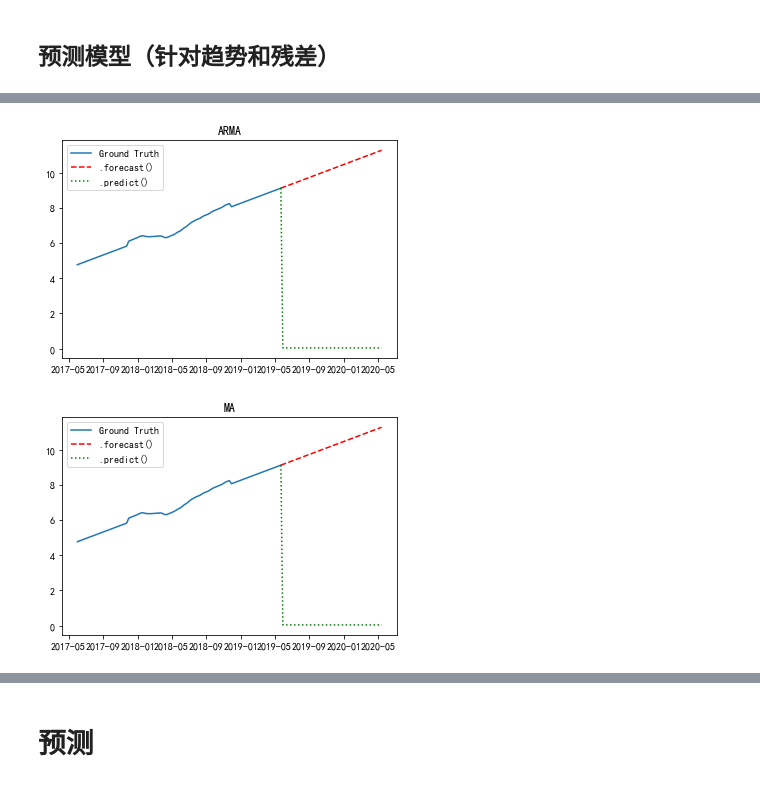
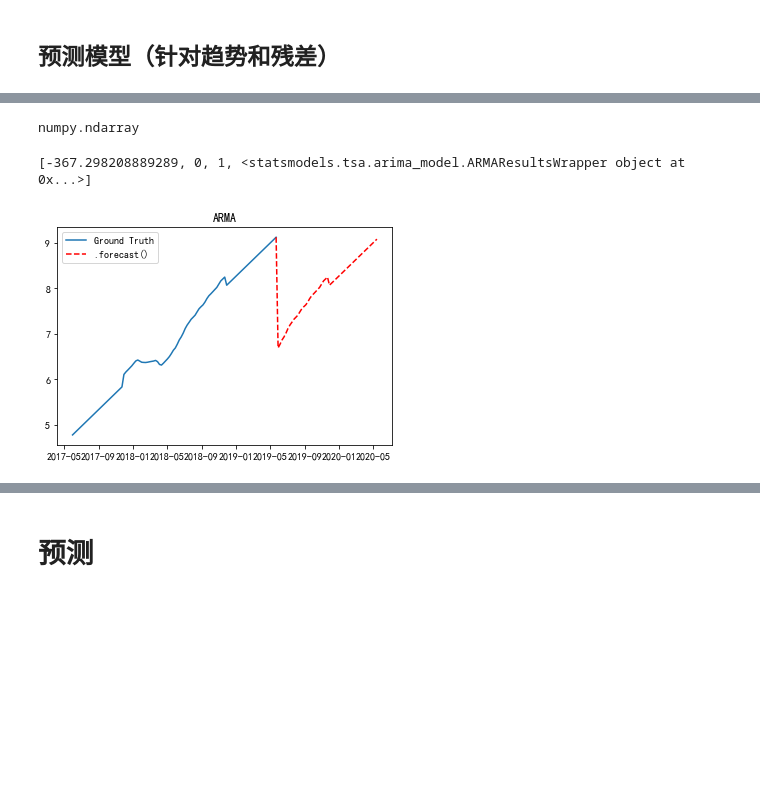
Before and after one commit to Perilla000leaves/Analytics_Vidhya, a Jupyter notebook: Articles/Time_Series_Analysis/Time_Series_Load.ipynb, the cells around one changed output, grey strips where cells are left out. Saved outputs shown, nothing was run; the diff lists cells and outputs as text; code cells hidden in the pictures; blank space fills up the shorter version.

```diff
--- a/Articles/Time_Series_Analysis/Time_Series_Load.ipynb
+++ b/Articles/Time_Series_Analysis/Time_Series_Load.ipynb
@@ -17,10 +17,11 @@ import statsmodels.api as sm
 from sklearn.metrics import mean_squared_error
 import matplotlib.pylab as plt
 import seaborn as sea
+from sklearn.linear_model import LassoCV, RidgeCV, LinearRegression
 
 %matplotlib inline
 from matplotlib.pylab import rcParams
-rcParams['figure.figsize'] = 15, 6
+rcParams['figure.figsize'] = 20, 8
 rcParams['font.sans-serif']=['SimHei']
 rcParams['axes.unicode_minus'] = False
 warnings.filterwarnings(action='once')
@@ -512,17 +536,35 @@ def compare_ARIMA_modes(series,order):
         series_f = series_f.append(pd.Series(yhat_f[-t],index=[series_f.index[-1]+timedelta(days=7)]))
     return {'Predictions forecast': series_f[series.index[-1]:series_f.index[-1]],
             'Predictions predict': series_p[series.index[-1]:series_p.index[-1]]}
+# %%
+#样本外预测
+def LinearRegression_modes(series):
+    history = [x for x in series]
+    series_p = series
+    #lr = LassoCV(cv=tscv)
+    lr = LinearRegression(normalize= "l1")
+    #可以尝试随机森林的效果，也不错。也可以做多模型结果融合，请自己尝试。
+    #lr = RandomForestRegressor(n_estimators=100, max_depth=10) #lag_start = 288, lag_end = 320
+    # lr = RidgeCV(cv = tscv)
+    lr.fit(np.array(range(len(series.index))).reshape(1, -1), np.array(series.values).reshape(1, -1))
+    #train_score = lr.score(x_train_scaled, y_train)
+    #test_score = lr.score(x_test_scaled, y_test)
+    #print("num_tree", each, "score", train_score, test_score)
+    #print(x_pred)
+    # now 拟合
+    print(np.array(range(len(series.index))).reshape(1, -1))
+    y_fit = lr.predict(np.array(range(len(series.index),len(series.index)+104)).reshape(1, -1))
+    print(y_fit[0])
+    print(series.values)
+    #附加新元素时也加上一个单位的索引
+    for t in range(52,1,-1):
+        series_p = series_p.append(pd.Series(y_fit[0][-t],index=[series_p.index[-1]+timedelta(days=7)]))
+    return {'Predictions': series_p[series.index[-1]:series_p.index[-1]]}
 # %%
 #季节变动每一年都是一样的，预测季节因素只需要将前一年的数据复制到新一年即可
 def season_forcast_year(seasonal):
     seasonal_f = seasonal[-53:-1]
     seasonal_f.index = seasonal.index[-53:-1]+timedelta(weeks=52)
     return seasonal_f
-# %%
-trend.dropna(inplace=True)
-ar = compare_ARIMA_modes(trend,(1, 0, 0))
-ma = compare_ARIMA_modes(trend,(0, 1, 0))
-# ig = compare_ARIMA_modes(seasonal,(0, 0, 1))
-arma = compare_ARIMA_modes(trend,(1, 1, 0))
-# igma = compare_ARIMA_modes(seasonal,(0, 1, 1))
-# arig = compare_ARIMA_modes(seasonal,(1, 0, 1))
+# %%
+linear_predict = LinearRegression_modes(trend)
@@ -528,0 +589,9 @@ arma = compare_ARIMA_modes(trend,(1, 1, 0))
+# %%
+type(y_fit)
+# %% [output]
+numpy.ndarray
+# %%
+trend_coefficient=proper_model(trend_diff,20)
+print(trend_coefficient)
+# %% [output]
+[-367.298208889289, 0, 1, <statsmodels.tsa.arima_model.ARMAResultsWrapper object at 0x...>]
@@ -529,20 +600,10 @@ arma = compare_ARIMA_modes(trend,(1, 1, 0))
 # %%
 # forecast and predict are different for ARMA
+print()
 plt.plot(trend, label='Ground Truth')
-plt.plot(arma['Predictions forecast'], color='red', label='.forecast()',linestyle='dashed')
-plt.plot(arma['Predictions predict'], color='green', label='.predict()',linestyle='dotted')
+plt.plot(linear_predict['Predictions'], color='red', label='.forecast()',linestyle='dashed')
 plt.legend(loc='best')
 plt.title('ARMA')
 plt.show()
 # %% [output]
-[figure, old version]
+[figure, new version]
-# %%
-# forecast and predict are different for MA
-plt.plot(trend, label='Ground Truth')
-plt.plot(ma['Predictions forecast'], color='red', label='.forecast()',linestyle='dashed')
-plt.plot(ma['Predictions predict'], color='green', label='.predict()',linestyle='dotted')
-plt.legend(loc='best')
-plt.title('MA')
-plt.show()
-# %% [output]
-[figure, removed]
```
Also changed, not shown: parts of 21 cells of this notebook.
